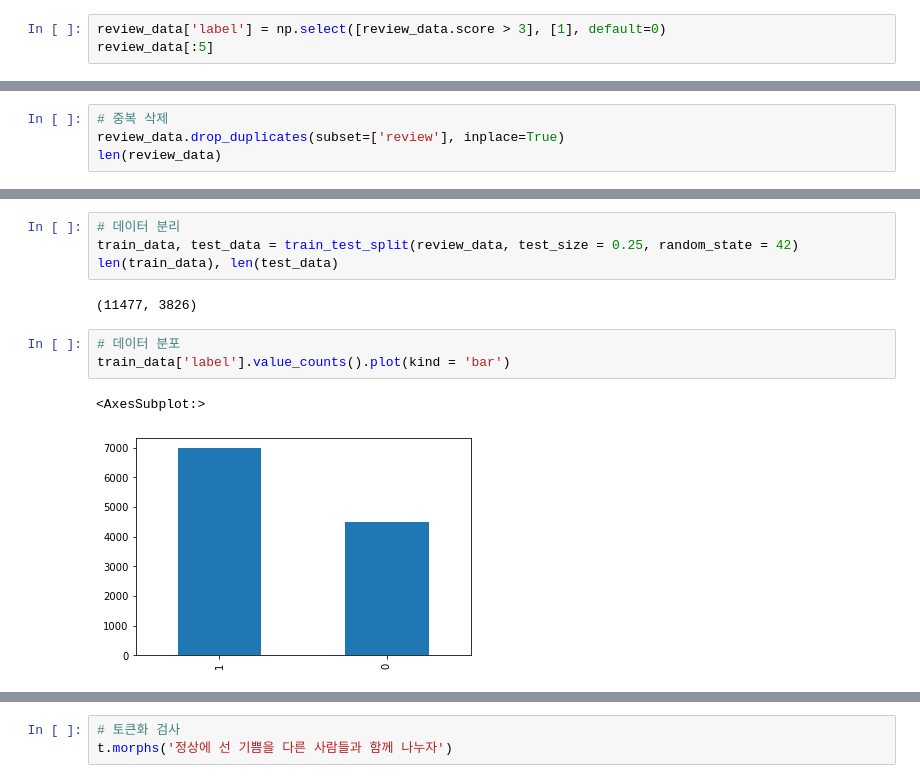
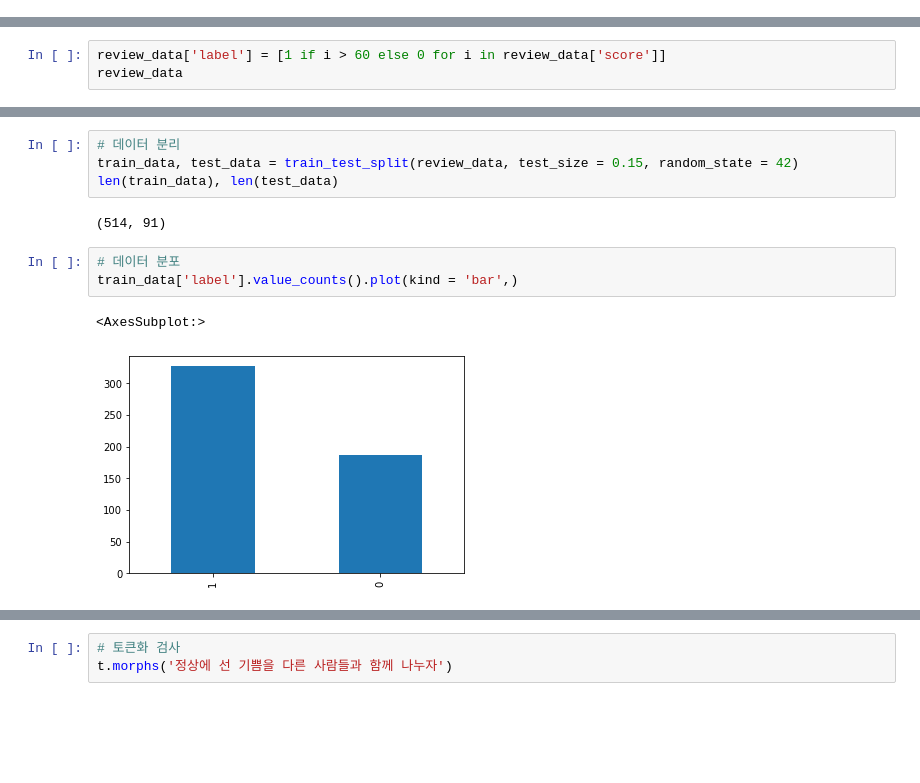
Before and after one commit to ethan528/Unstructured-Data-Analysis, a Jupyter notebook: 비정형 데이터 감성분석.ipynb, the cells around one changed output, grey strips where cells are left out. Cells and saved outputs as stored; diff of their text form; blank space fills up the shorter version.

```diff
--- a/비정형 데이터 감성분석.ipynb
+++ b/비정형 데이터 감성분석.ipynb
@@ -67,3 +41,0 @@ review_data
-# %%
-review_data['label'] = np.select([review_data.score > 3], [1], default=0)
-review_data[:5]
@@ -82,4 +41,0 @@ review_data['score'].nunique(), review_data['review'].nunique(), review_data['la
-# %%
-# 중복 삭제
-review_data.drop_duplicates(subset=['review'], inplace=True)
-len(review_data)
@@ -91,0 +42,3 @@ False
+# %%
+review_data['label'] = [1 if i > 60 else 0 for i in review_data['score']]
+review_data
@@ -92,15 +59,15 @@ False
 # %%
 # 데이터 분리
-train_data, test_data = train_test_split(review_data, test_size = 0.25, random_state = 42)
+train_data, test_data = train_test_split(review_data, test_size = 0.15, random_state = 42)
 len(train_data), len(test_data)
 # %% [output]
-(11477, 3826)
+(514, 91)
 # %%
 # 데이터 분포
-train_data['label'].value_counts().plot(kind = 'bar')
+train_data['label'].value_counts().plot(kind = 'bar',)
 # %% [output]
 <AxesSubplot:>
-[figure, old version]
+[figure, new version]
 # %%
 train_data.groupby('label').size().reset_index(name = 'count')
 # %% [output]
```
Also changed, not shown: parts of 32 cells of this notebook, 5 other files.
